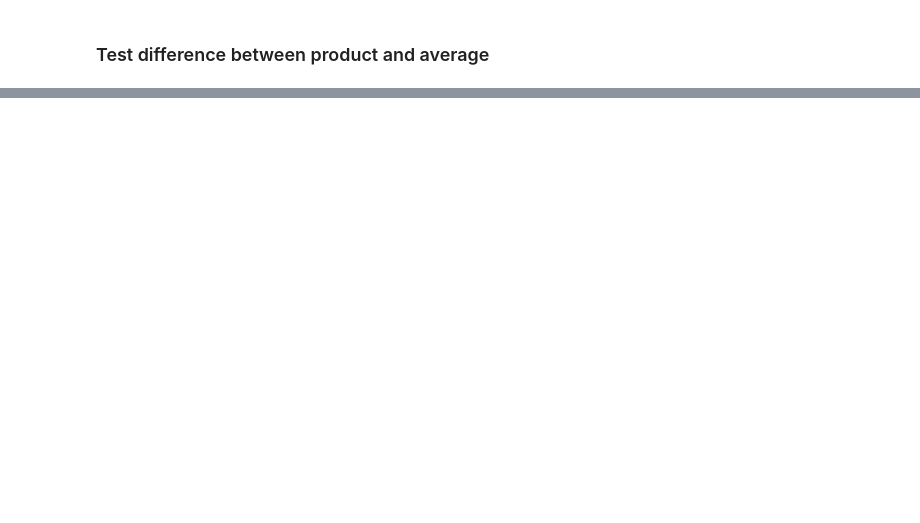
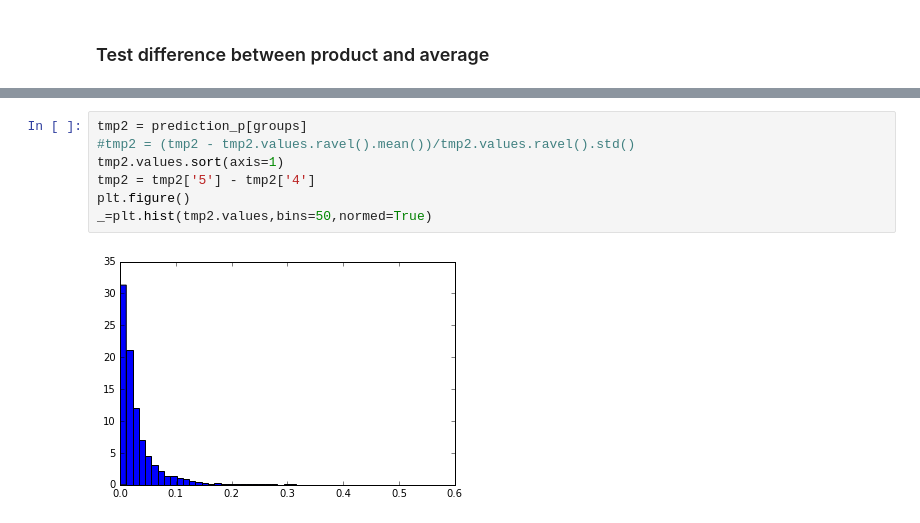
Before and after one commit to renruoxu/sentiment_analysis, a Jupyter notebook: deepir_product_probs_part4.ipynb, the cells around one changed output, grey strips where cells are left out. Drawn from its saved outputs; the diff is of its cells as text; blank space fills up the shorter version.

```diff
--- a/deepir_product_probs_part4.ipynb
+++ b/deepir_product_probs_part4.ipynb
@@ -450,0 +274,9 @@ print("\nOverall Fine-Scale MCR: %.3f" %overall_b)
+# %%
+tmp2 = prediction_p[groups]
+#tmp2 = (tmp2 - tmp2.values.ravel().mean())/tmp2.values.ravel().std()
+tmp2.values.sort(axis=1)
+tmp2 = tmp2['5'] - tmp2['4']
+plt.figure()
+_=plt.hist(tmp2.values,bins=50,normed=True)
+# %% [output]
+[figure, added]
```
Also changed, not shown: parts of 37 cells of this notebook, 1 other file.
